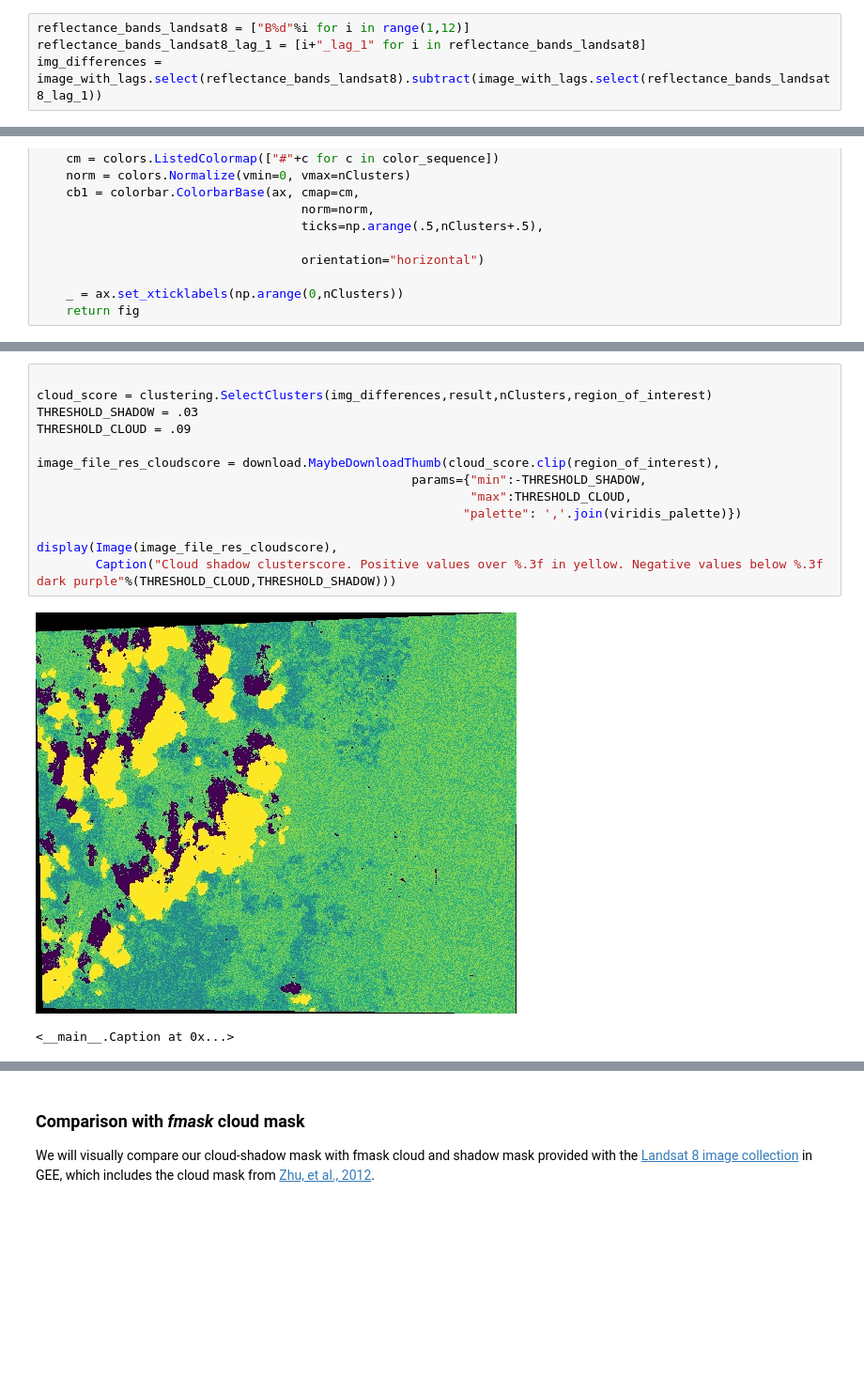
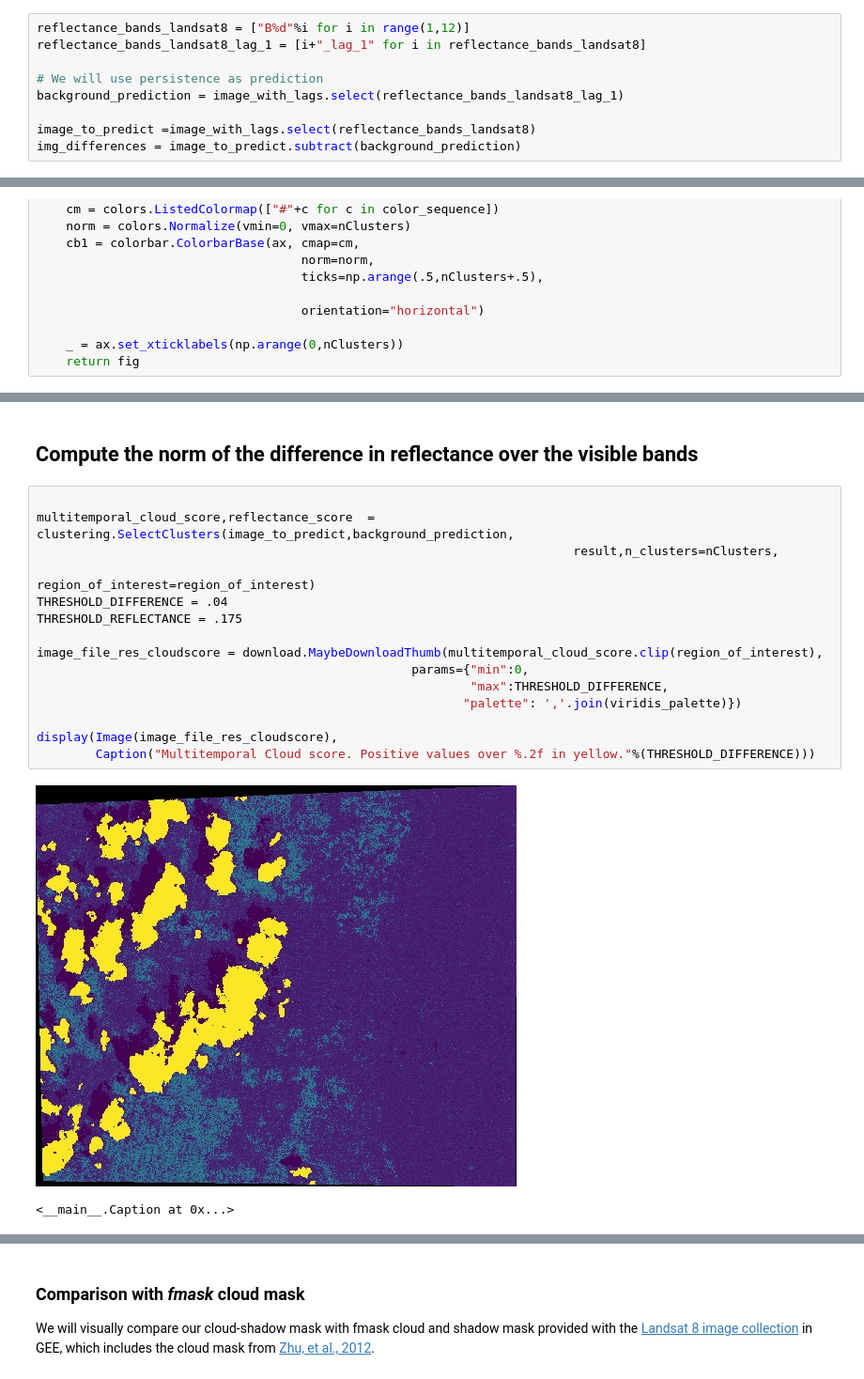
Before and after one commit to IPL-UV/ee_ipl_uv, a Jupyter notebook: examples/clustering_differences.ipynb, the cells around one changed output, grey strips where cells are left out. Shown at 94% size. Drawn from its saved outputs; the diff is of its cells as text; blank space fills up the shorter version.

Commit message:
Applying threshold on reflectance. Fix notebooks and documentation

```diff
--- a/examples/clustering_differences.ipynb
+++ b/examples/clustering_differences.ipynb
@@ -112,4 +112,9 @@ We will perform a simple k-means clustering over the difference between the esti
 # %%
 reflectance_bands_landsat8 = ["B%d"%i for i in range(1,12)]
 reflectance_bands_landsat8_lag_1 = [i+"_lag_1" for i in reflectance_bands_landsat8]
-img_differences = image_with_lags.select(reflectance_bands_landsat8).subtract(image_with_lags.select(reflectance_bands_landsat8_lag_1))
+
+# We will use persistence as prediction
+background_prediction = image_with_lags.select(reflectance_bands_landsat8_lag_1)
+
+image_to_predict =image_with_lags.select(reflectance_bands_landsat8)
+img_differences = image_to_predict.subtract(background_prediction)
@@ -175,16 +185,20 @@ display(Image(image_file_res_clust),clusterleyend(nClusters),Caption("clusters o
+# %% [markdown]
+## Compute the norm of the difference in reflectance over the visible bands
 # %%
 
-cloud_score = clustering.SelectClusters(img_differences,result,nClusters,region_of_interest)
-THRESHOLD_SHADOW = .03
-THRESHOLD_CLOUD = .09
+multitemporal_cloud_score,reflectance_score  = clustering.SelectClusters(image_to_predict,background_prediction,
+                                                                         result,n_clusters=nClusters,
+                                                                         region_of_interest=region_of_interest)
+THRESHOLD_DIFFERENCE = .04
+THRESHOLD_REFLECTANCE = .175
 
-image_file_res_cloudscore = download.MaybeDownloadThumb(cloud_score.clip(region_of_interest),
-                                                   params={"min":-THRESHOLD_SHADOW,
-                                                           "max":THRESHOLD_CLOUD,
+image_file_res_cloudscore = download.MaybeDownloadThumb(multitemporal_cloud_score.clip(region_of_interest),
+                                                   params={"min":0,
+                                                           "max":THRESHOLD_DIFFERENCE,
                                                           "palette": ','.join(viridis_palette)})
 
 display(Image(image_file_res_cloudscore),
-        Caption("Cloud shadow clusterscore. Positive values over %.3f in yellow. Negative values below %.3f dark purple"%(THRESHOLD_CLOUD,THRESHOLD_SHADOW)))
+        Caption("Multitemporal Cloud score. Positive values over %.2f in yellow."%(THRESHOLD_DIFFERENCE)))
 # %% [output]
-[figure, old version]
+[figure, new version]
 <__main__.Caption at 0x...>
```
Also changed, not shown: parts of 11 cells of this notebook, 7 other files.
